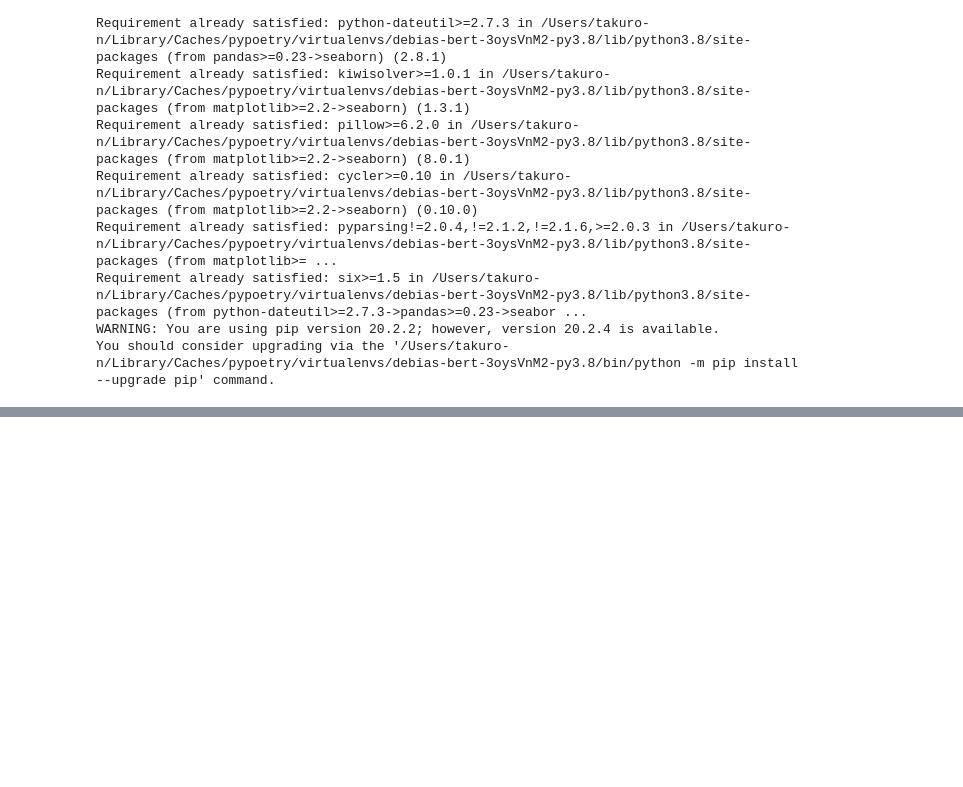
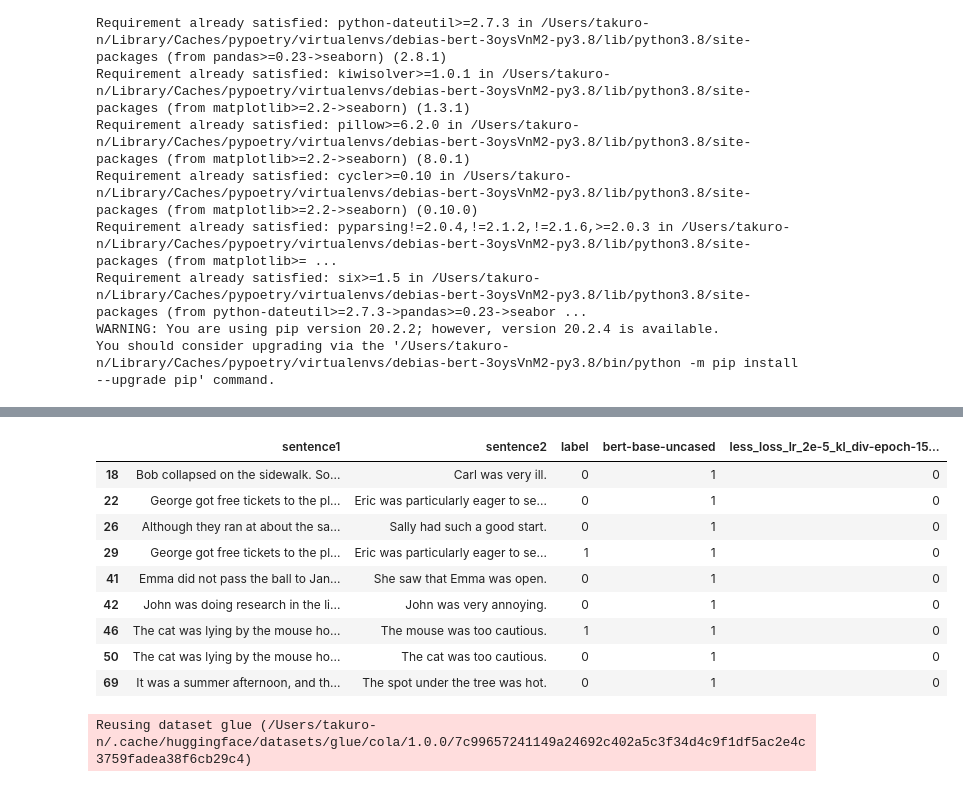
Before and after one commit to otakumesi/debias-BERT, a Jupyter notebook: Analyze_GLUE.ipynb, the cells around one changed output, grey strips where cells are left out. Saved outputs shown, nothing was run; the diff lists cells and outputs as text; code cells hidden in the pictures; blank space fills up the shorter version.

```diff
--- a/Analyze_GLUE.ipynb
+++ b/Analyze_GLUE.ipynb
@@ -29,3 +26,3 @@ from scipy.stats import ttest_rel
 # %%
 GLUE_TASKS = ['CoLA', 'MNLI', 'MRPC', 'QNLI', 'QQP', 'RTE', 'SST-2', 'STS-B', 'WNLI']
-MODELS = ['bert-base-uncased', 'Nov09_19-12-14_elm15', 'Nov09_23-02-38_elm15']
+MODELS = ['bert-base-uncased', 'less_loss_lr_2e-5_kl_div-epoch-15_no_warmup']
@@ -213,0 +98,23 @@ df
+# %%
+df_wnli[df_wnli["bert-base-uncased"] != df_wnli["less_loss_lr_2e-5_kl_div-epoch-15_no_warmup"]]
+# %% [output]
+|  | sentence1 | sentence2 | label | bert-base-uncased | less_loss_lr_2e-5_kl_div-epoch-15... |
+| 18 | Bob collapsed on the sidewalk. So... | Carl was very ill. | 0 | 1 | 0 |
+| 22 | George got free tickets to the pl... | Eric was particularly eager to se... | 0 | 1 | 0 |
+| 26 | Although they ran at about the sa... | Sally had such a good start. | 0 | 1 | 0 |
+| 29 | George got free tickets to the pl... | Eric was particularly eager to se... | 1 | 1 | 0 |
+| 41 | Emma did not pass the ball to Jan... | She saw that Emma was open. | 0 | 1 | 0 |
+| 42 | John was doing research in the li... | John was very annoying. | 0 | 1 | 0 |
+| 46 | The cat was lying by the mouse ho... | The mouse was too cautious. | 1 | 1 | 0 |
+| 50 | The cat was lying by the mouse ho... | The cat was too cautious. | 0 | 1 | 0 |
+| 69 | It was a summer afternoon, and th... | The spot under the tree was hot. | 0 | 1 | 0 |
+# %%
+cola = load_dataset('glue', 'cola', split='validation')
+df_cola = pd.DataFrame({'sentence': cola['sentence'], 'label': cola['label']})
+
+for model in MODELS:
+    task_txt = target_path / 'cola' / model / f'eval_labels_cola.txt'
+    df_task_results = pd.read_csv(task_txt, sep='\t')
+    df_cola[model] = df_task_results['prediction']
+# %% [output]
+Reusing dataset glue (/Users/takuro-n/.cache/huggingface/datasets/glue/cola/1.0.0/7c99657241149a24692c402a5c3f34d4c9f1df5ac2e4c3759fadea38f6cb29c4)
```
Also changed, not shown: parts of 23 cells of this notebook.
